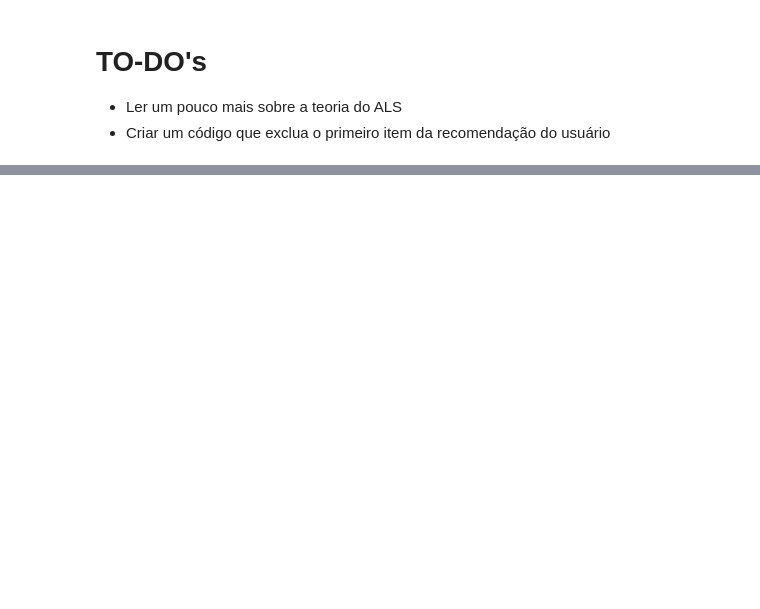
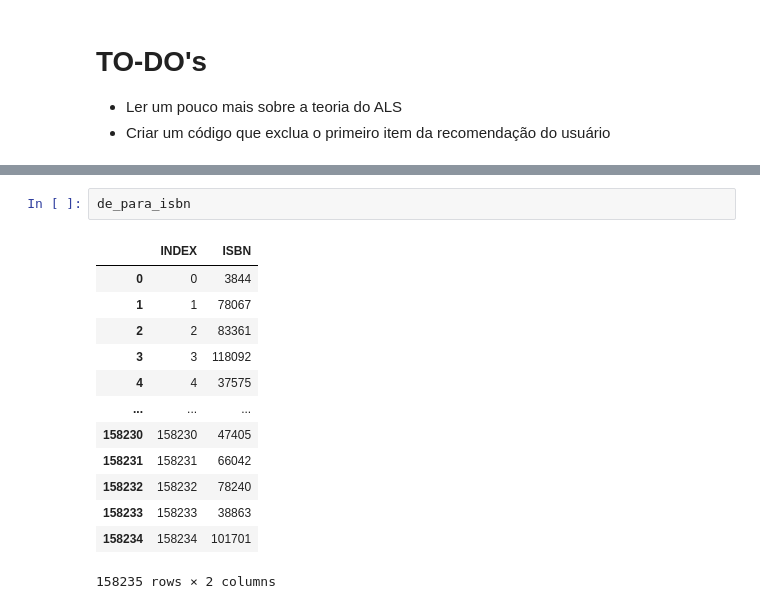
Before and after one commit to barbosarafael/book-recommendation, a Jupyter notebook: 02-notebooks/03-collaborative-filter/02-als.ipynb, the cells around one changed output, grey strips where cells are left out. Saved outputs shown, nothing was run; the diff lists cells and outputs as text; blank space fills up the shorter version.

```diff
--- a/02-notebooks/03-collaborative-filter/02-als.ipynb
+++ b/02-notebooks/03-collaborative-filter/02-als.ipynb
@@ -138,0 +157,16 @@ recommendations
+# %%
+de_para_isbn
+# %% [output]
+|  | INDEX | ISBN |
+| 0 | 0 | 3844 |
+| 1 | 1 | 78067 |
+| 2 | 2 | 83361 |
+| 3 | 3 | 118092 |
+| 4 | 4 | 37575 |
+| ... | ... | ... |
+| 158230 | 158230 | 47405 |
+| 158231 | 158231 | 66042 |
+| 158232 | 158232 | 78240 |
+| 158233 | 158233 | 38863 |
+| 158234 | 158234 | 101701 |
+158235 rows × 2 columns
```
Also changed, not shown: parts of 7 cells of this notebook, 1 other file.
